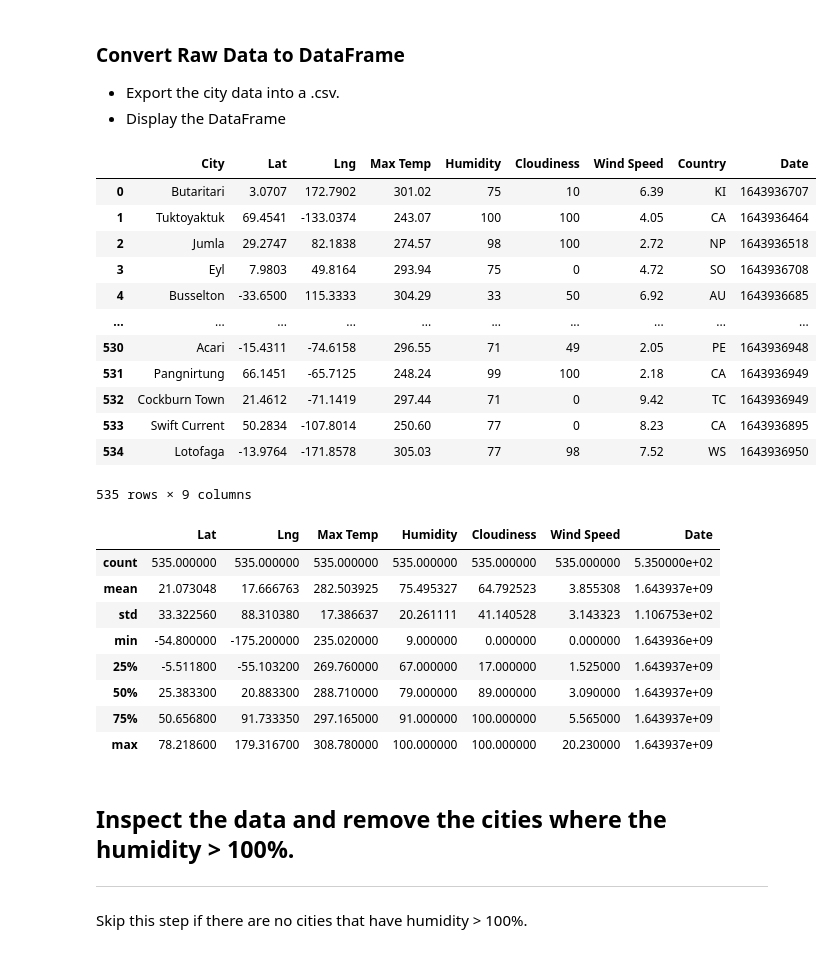
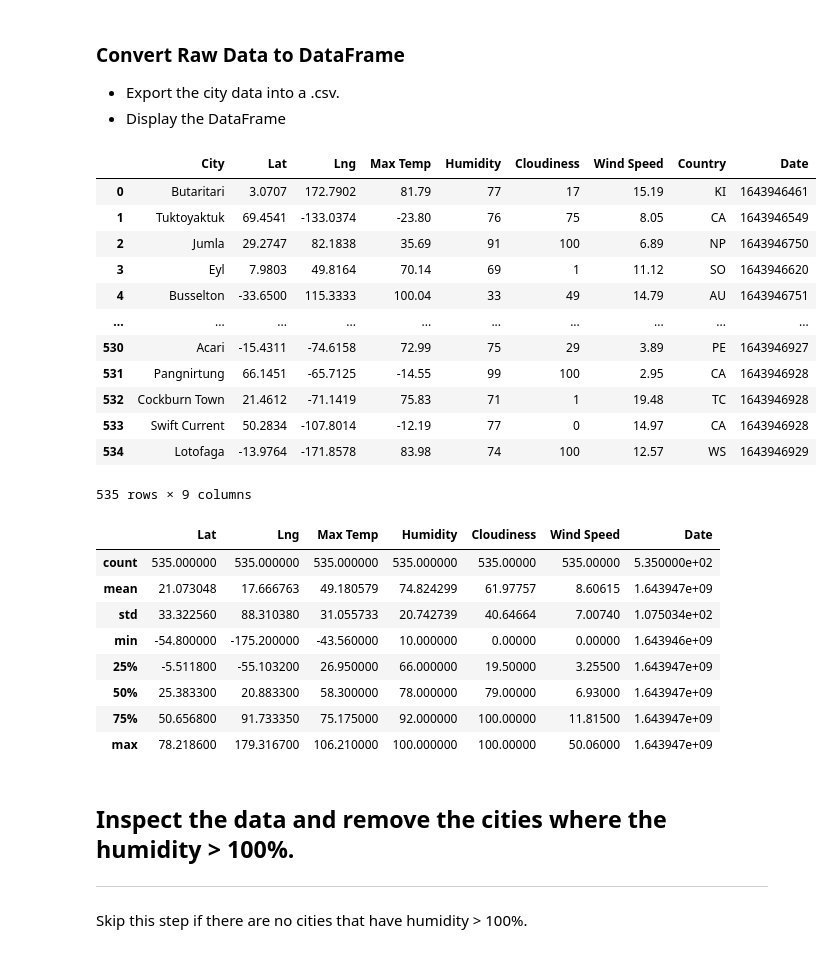
Before and after one commit to quettamar/Python-API-Challenge, a Jupyter notebook: WeatherPy.ipynb, the cells around one changed output. Cells and saved outputs as stored; diff of their text form; code cells hidden in the pictures.

```diff
--- a/WeatherPy.ipynb
+++ b/WeatherPy.ipynb
@@ -82,7 +82,7 @@ date = []
 # Loop through the list of cities and perform a request for data on each
 for city in cities:
     try:
-        response = requests.get(query_url + city)
+        response = requests.get(query_url + city + '&units=imperial')
         # print(city)
         # print(response.content)
         response_json = response.json()
@@ -104,45 +104,48 @@ for city in cities:
 # %%
 weather_dict = {
     "City": new_cities,
     "Lat": lat,
     "Lng": lng,
     "Max Temp": temp,
     "Humidity": humidity,
     "Cloudiness": cloudiness,
     "Wind Speed": wind_speed,
     "Country": country,
     "Date": date
 }
+
+#change to F and MPH
 weather_data = pd.DataFrame(weather_dict)
 weather_data['City'] = weather_data['City'].str.title()
+weather_data['Max Temp'] = weather_data['Max Temp']
 weather_data.to_csv('weather_data.csv')
 weather_data
 # %% [output]
 |  | City | Lat | Lng | Max Temp | Humidity | Cloudiness | Wind Speed | Country | Date |
-| 0 | Butaritari | 3.0707 | 172.7902 | 301.02 | 75 | 10 | 6.39 | KI | 1643936707 |
-| 1 | Tuktoyaktuk | 69.4541 | -133.0374 | 243.07 | 100 | 100 | 4.05 | CA | 1643936464 |
-| 2 | Jumla | 29.2747 | 82.1838 | 274.57 | 98 | 100 | 2.72 | NP | 1643936518 |
-| 3 | Eyl | 7.9803 | 49.8164 | 293.94 | 75 | 0 | 4.72 | SO | 1643936708 |
-| 4 | Busselton | -33.6500 | 115.3333 | 304.29 | 33 | 50 | 6.92 | AU | 1643936685 |
+| 0 | Butaritari | 3.0707 | 172.7902 | 81.79 | 77 | 17 | 15.19 | KI | 1643946461 |
+| 1 | Tuktoyaktuk | 69.4541 | -133.0374 | -23.80 | 76 | 75 | 8.05 | CA | 1643946549 |
+| 2 | Jumla | 29.2747 | 82.1838 | 35.69 | 91 | 100 | 6.89 | NP | 1643946750 |
+| 3 | Eyl | 7.9803 | 49.8164 | 70.14 | 69 | 1 | 11.12 | SO | 1643946620 |
+| 4 | Busselton | -33.6500 | 115.3333 | 100.04 | 33 | 49 | 14.79 | AU | 1643946751 |
 | ... | ... | ... | ... | ... | ... | ... | ... | ... | ... |
-| 530 | Acari | -15.4311 | -74.6158 | 296.55 | 71 | 49 | 2.05 | PE | 1643936948 |
-| 531 | Pangnirtung | 66.1451 | -65.7125 | 248.24 | 99 | 100 | 2.18 | CA | 1643936949 |
-| 532 | Cockburn Town | 21.4612 | -71.1419 | 297.44 | 71 | 0 | 9.42 | TC | 1643936949 |
-| 533 | Swift Current | 50.2834 | -107.8014 | 250.60 | 77 | 0 | 8.23 | CA | 1643936895 |
-| 534 | Lotofaga | -13.9764 | -171.8578 | 305.03 | 77 | 98 | 7.52 | WS | 1643936950 |
+| 530 | Acari | -15.4311 | -74.6158 | 72.99 | 75 | 29 | 3.89 | PE | 1643946927 |
+| 531 | Pangnirtung | 66.1451 | -65.7125 | -14.55 | 99 | 100 | 2.95 | CA | 1643946928 |
+| 532 | Cockburn Town | 21.4612 | -71.1419 | 75.83 | 71 | 1 | 19.48 | TC | 1643946928 |
+| 533 | Swift Current | 50.2834 | -107.8014 | -12.19 | 77 | 0 | 14.97 | CA | 1643946928 |
+| 534 | Lotofaga | -13.9764 | -171.8578 | 83.98 | 74 | 100 | 12.57 | WS | 1643946929 |
 535 rows × 9 columns
 # %%
 weather_data.describe()
 # %% [output]
 |  | Lat | Lng | Max Temp | Humidity | Cloudiness | Wind Speed | Date |
-| count | 535.000000 | 535.000000 | 535.000000 | 535.000000 | 535.000000 | 535.000000 | 5.350000e+02 |
-| mean | 21.073048 | 17.666763 | 282.503925 | 75.495327 | 64.792523 | 3.855308 | 1.643937e+09 |
-| std | 33.322560 | 88.310380 | 17.386637 | 20.261111 | 41.140528 | 3.143323 | 1.106753e+02 |
-| min | -54.800000 | -175.200000 | 235.020000 | 9.000000 | 0.000000 | 0.000000 | 1.643936e+09 |
-| 25% | -5.511800 | -55.103200 | 269.760000 | 67.000000 | 17.000000 | 1.525000 | 1.643937e+09 |
-| 50% | 25.383300 | 20.883300 | 288.710000 | 79.000000 | 89.000000 | 3.090000 | 1.643937e+09 |
-| 75% | 50.656800 | 91.733350 | 297.165000 | 91.000000 | 100.000000 | 5.565000 | 1.643937e+09 |
-| max | 78.218600 | 179.316700 | 308.780000 | 100.000000 | 100.000000 | 20.230000 | 1.643937e+09 |
+| count | 535.000000 | 535.000000 | 535.000000 | 535.000000 | 535.00000 | 535.00000 | 5.350000e+02 |
+| mean | 21.073048 | 17.666763 | 49.180579 | 74.824299 | 61.97757 | 8.60615 | 1.643947e+09 |
+| std | 33.322560 | 88.310380 | 31.055733 | 20.742739 | 40.64664 | 7.00740 | 1.075034e+02 |
+| min | -54.800000 | -175.200000 | -43.560000 | 10.000000 | 0.00000 | 0.00000 | 1.643946e+09 |
+| 25% | -5.511800 | -55.103200 | 26.950000 | 66.000000 | 19.50000 | 3.25500 | 1.643947e+09 |
+| 50% | 25.383300 | 20.883300 | 58.300000 | 78.000000 | 79.00000 | 6.93000 | 1.643947e+09 |
+| 75% | 50.656800 | 91.733350 | 75.175000 | 92.000000 | 100.00000 | 11.81500 | 1.643947e+09 |
+| max | 78.218600 | 179.316700 | 106.210000 | 100.000000 | 100.00000 | 50.06000 | 1.643947e+09 |
 # %% [markdown]
 ## Inspect the data and remove the cities where the humidity > 100%.
 ----
```
Also changed, not shown: parts of 19 cells of this notebook, 1 other file.
